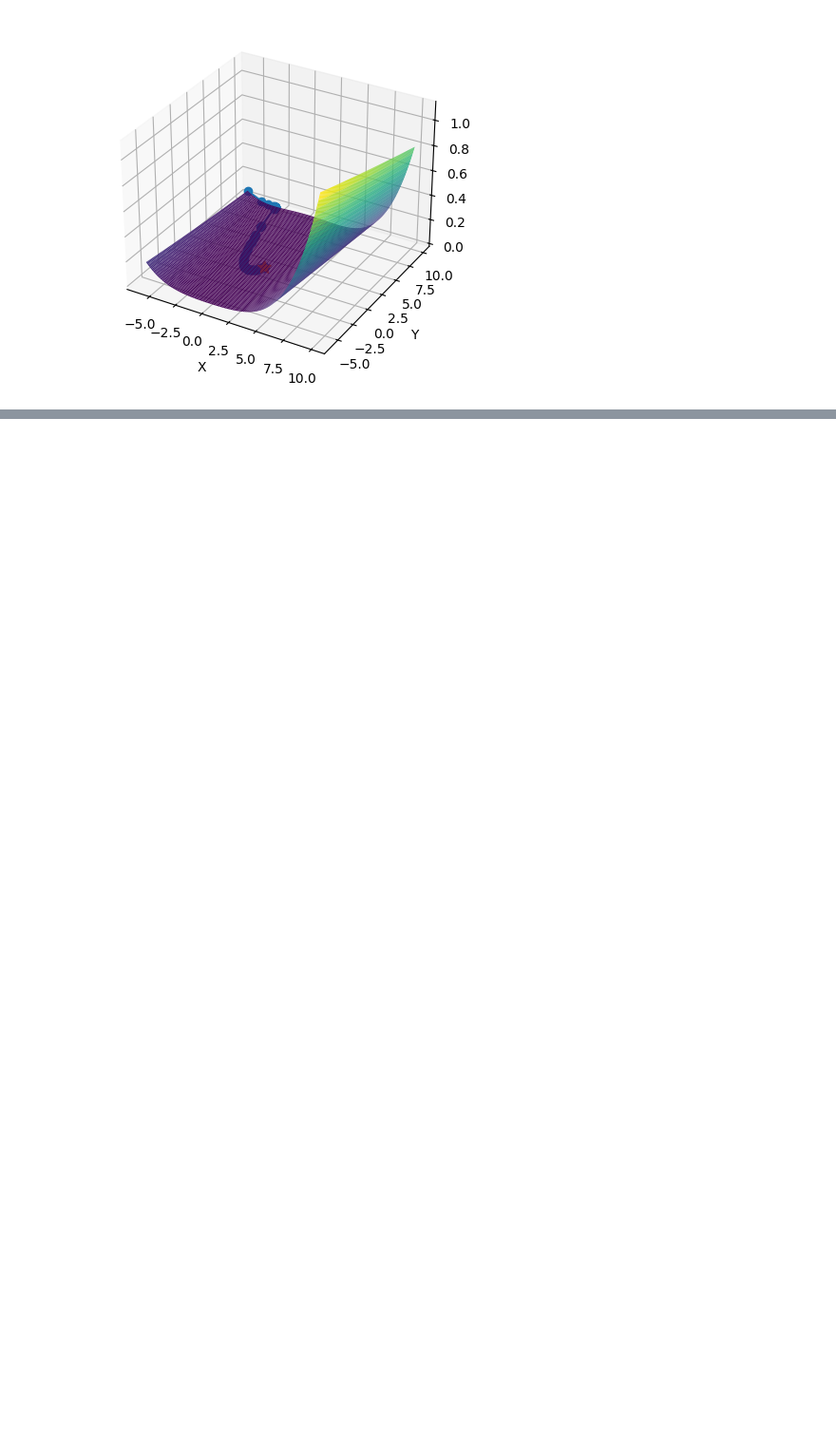
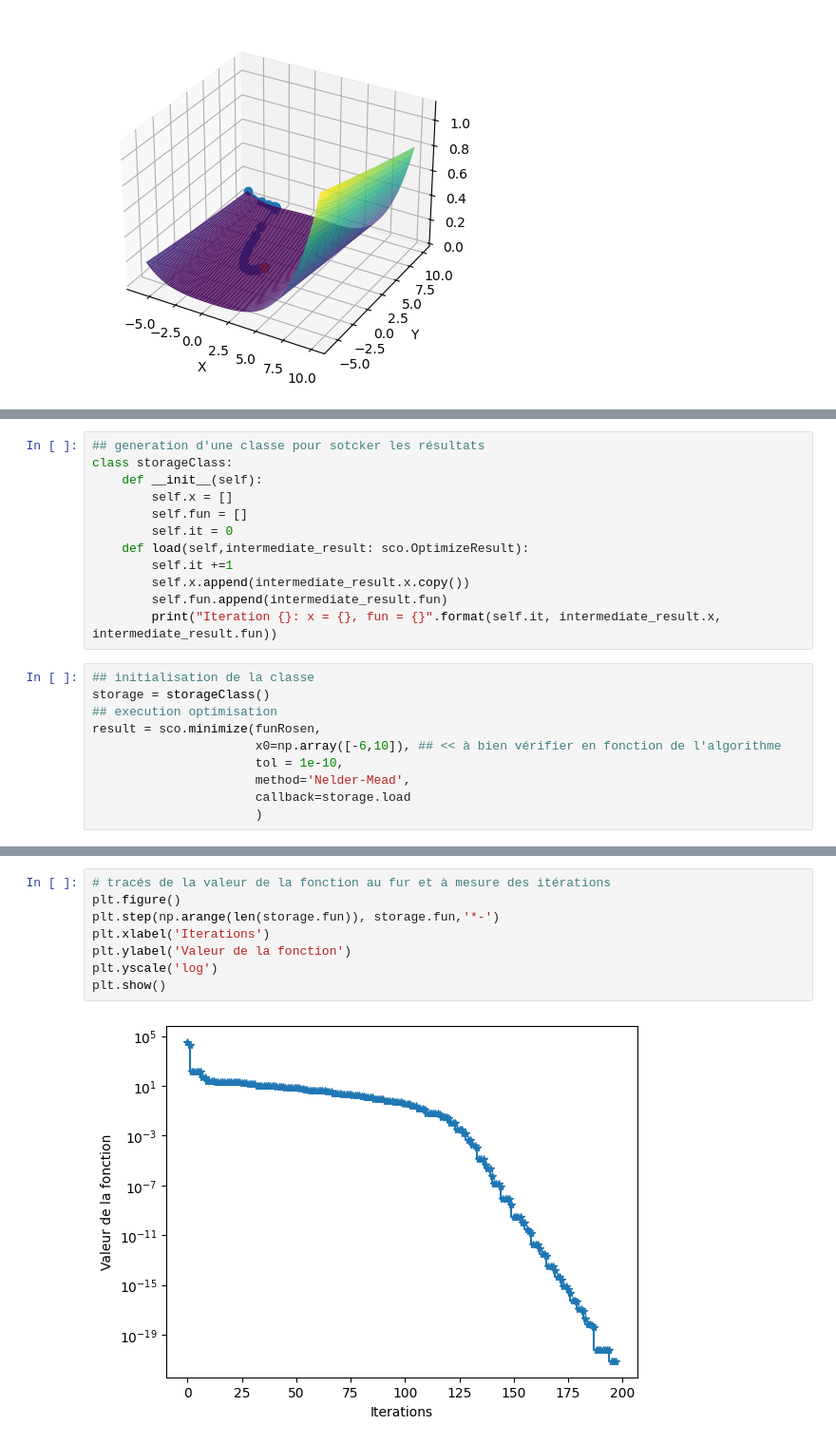
Before and after one commit to luclaurent/OptimBase, a Jupyter notebook: 01_demo_scipy.ipynb, the cells around one changed output, grey strips where cells are left out. Shown at 95% size. Drawn from its saved outputs; the diff is of its cells as text; blank space fills up the shorter version.

Commit message:
add cases with BFGS and Nelder-Mead

```diff
--- a/01_demo_scipy.ipynb
+++ b/01_demo_scipy.ipynb
@@ -184,0 +184,22 @@ plt.show()
+# %%
+## generation d'une classe pour sotcker les résultats
+class storageClass:
+    def __init__(self):
+        self.x = []
+        self.fun = []
+        self.it = 0
+    def load(self,intermediate_result: sco.OptimizeResult):
+        self.it +=1
+        self.x.append(intermediate_result.x.copy())
+        self.fun.append(intermediate_result.fun)
+        print("Iteration {}: x = {}, fun = {}".format(self.it, intermediate_result.x, intermediate_result.fun))
+# %%
+## initialisation de la classe
+storage = storageClass()
+## execution optimisation
+result = sco.minimize(funRosen,
+                      x0=np.array([-6,10]), ## << à bien vérifier en fonction de l'algorithme
+                      tol = 1e-10,
+                      method='Nelder-Mead',
+                      callback=storage.load
+                      )
@@ -184,0 +224,10 @@ plt.show()
+# %%
+# tracés de la valeur de la fonction au fur et à mesure des itérations
+plt.figure()
+plt.step(np.arange(len(storage.fun)), storage.fun,'*-')
+plt.xlabel('Iterations')
+plt.ylabel('Valeur de la fonction')
+plt.yscale('log')
+plt.show()
+# %% [output]
+[figure, added]
```
Also changed, not shown: parts of 6 cells of this notebook.
